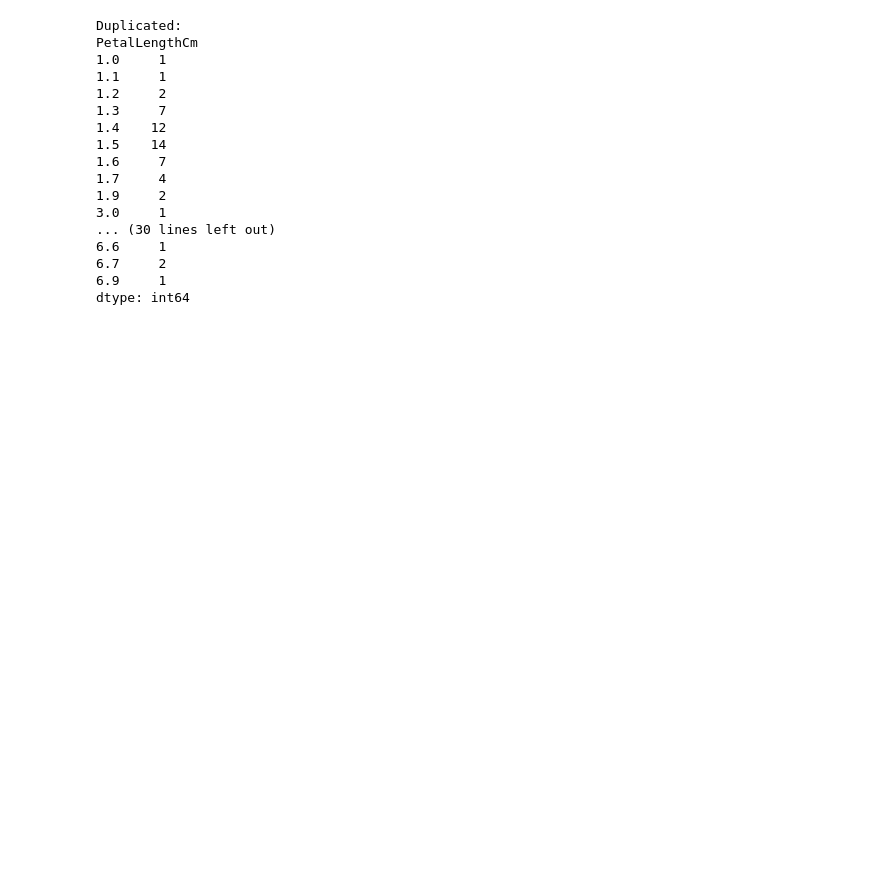
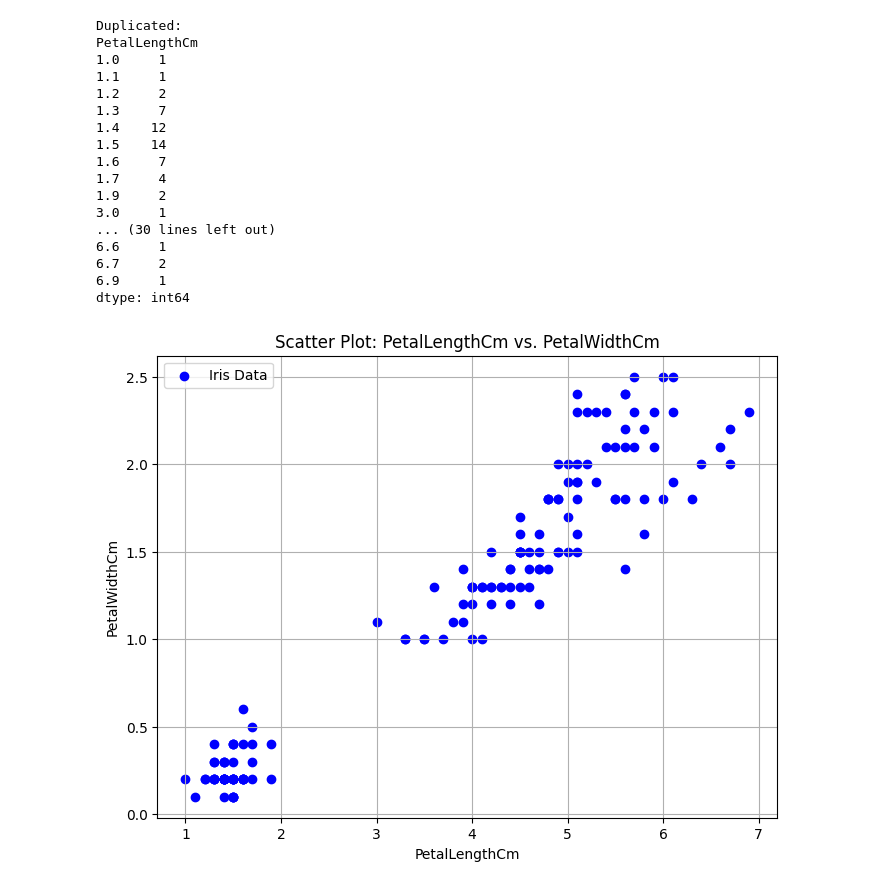
Before and after one commit to the-mir/CSVFile, a Jupyter notebook: CSVFile.ipynb, the cells around one changed output. Cells and saved outputs as stored; diff of their text form; code cells hidden in the pictures; blank space fills up the shorter version.

```diff
--- a/CSVFile.ipynb
+++ b/CSVFile.ipynb
@@ -152,3 +152,17 @@ PetalLengthCm
 6.7     2
 6.9     1
 dtype: int64
+# %%
+x_label = 'PetalLengthCm'
+y_label = 'PetalWidthCm'
+# %%
+plt.figure(figsize=(8, 6))
+plt.scatter(df[x_label], df[y_label], c='blue', marker='o', label='Iris Data')
+plt.xlabel(x_label)
+plt.ylabel(y_label)
+plt.title(f'Scatter Plot: {x_label} vs. {y_label}')
+plt.legend()
+plt.grid(True)
+plt.show()
+# %% [output]
+[figure, added]
```
Also changed, not shown: parts of 1 cell of this notebook.
